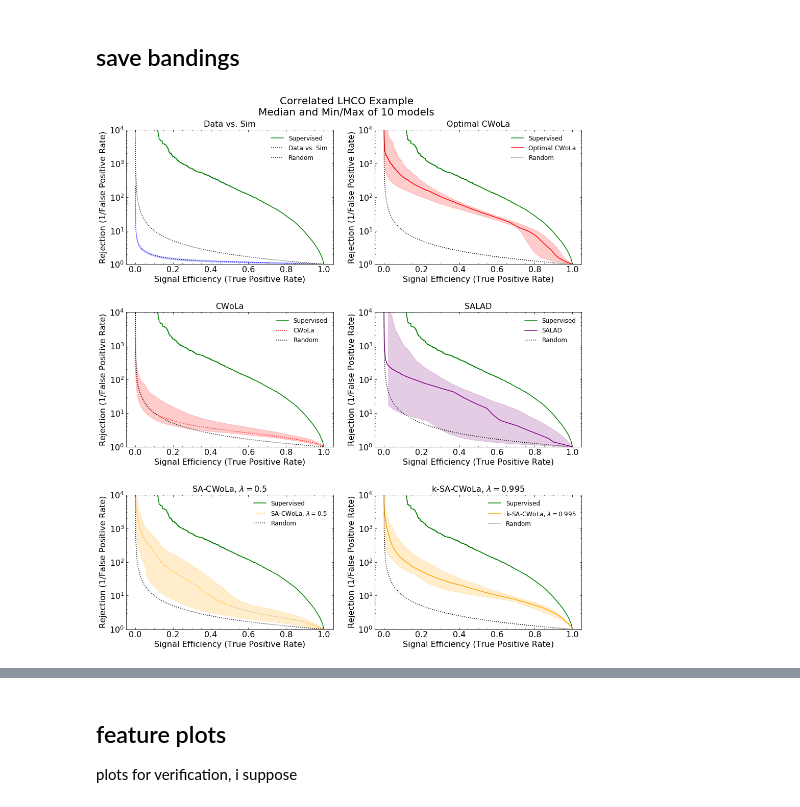
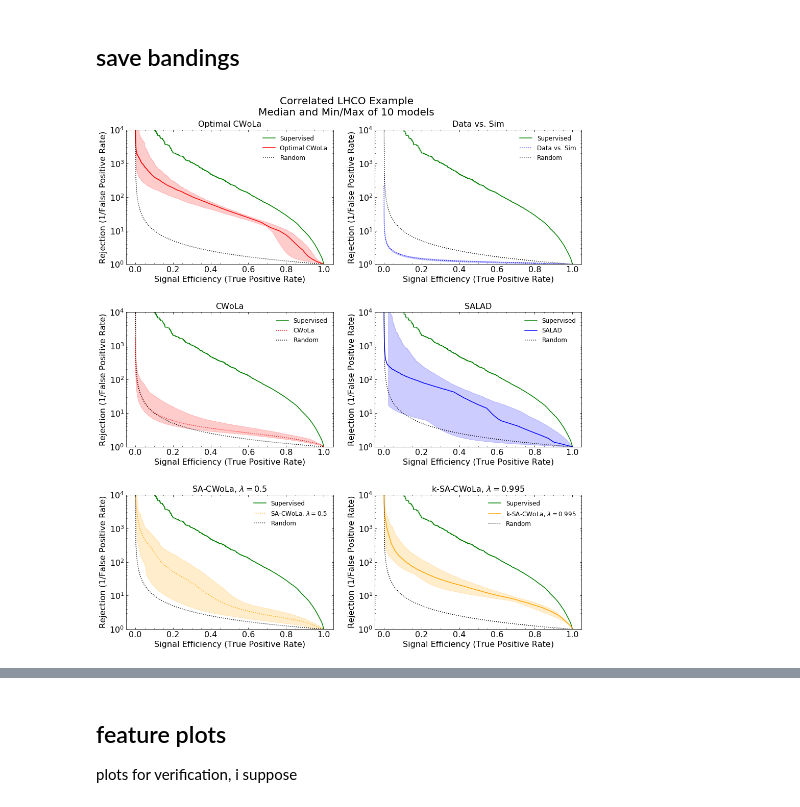
Before and after one commit to bnachman/DCTRHunting, a Jupyter notebook: CWoLaSimulationAssistedDecorrelationCorrelated.ipynb, the cells around one changed output, grey strips where cells are left out. Cells and saved outputs as stored; diff of their text form; code cells hidden in the pictures.

```diff
--- a/CWoLaSimulationAssistedDecorrelationCorrelated.ipynb
+++ b/CWoLaSimulationAssistedDecorrelationCorrelated.ipynb
@@ -801,8 +845,8 @@ plt.savefig('plots/lhco/combined_corr.png', pdf=False, bbox_inches='tight')
 # %%
 import pickle
 
-LOAD = False
-SAVE = True
+LOAD = True
+SAVE = False
 
 band_path = 'plots/lhco/bands_corr.pkl'
 
@@ -812,14 +856,14 @@ if LOAD:
         tpr_pts = np.linspace(0, 1, 10000)
 
         dvsim_med, ocwola_med, cwola_med, SALAD_med, sacwola_med, ksacwola_med = [x[1] for x in bands.values()]
-
+        bands['SALAD'][-1]['color'] = 'blue'
 else:
-    bands = {'dvsim': (dvsim_max, dvsim_med, dvsim_min, {'label':'Data vs. Sim', 'color':'blue', 'ls':':'}),
-             'ocwola': (ocwola_max, ocwola_med, ocwola_min, {'label':'Optimal CWoLa', 'color':'red'}),
-             'cwola': (cwola_max, cwola_med, cwola_min, {'label':'CWoLa', 'color':'red', 'ls':':'}),
-            'SALAD': (SALAD_max, SALAD_med, SALAD_min, {'label':'SALAD', 'color':'purple'}),
-            'sacwola': (sacwola_max, sacwola_med, sacwola_min, {'label':"SA-CWoLa, $\lambda = {}$".format(mylambda), 'color':'orange', 'ls':':'}),
-            'ksacwola': (ksacwola_max, ksacwola_med, ksacwola_min, {'label':"k-SA-CWoLa, $\lambda = {}$".format(myklambda), 'color':'orange'})
+    bands = {'ocwola': (ocwola_max, ocwola_med, ocwola_min, ocwola_mean, ocwola_std, {'label':'Optimal CWoLa', 'color':'red'}),
+             'dvsim': (dvsim_max, dvsim_med, dvsim_min, dvsim_mean, dvsim_std, {'label':'Data vs. Sim', 'color':'blue', 'ls':':'}),
+             'cwola': (cwola_max, cwola_med, cwola_min, cwola_mean, cwola_std, {'label':'CWoLa', 'color':'red', 'ls':':'}),
+            'SALAD': (SALAD_max, SALAD_med, SALAD_min, SALAD_mean, SALAD_std, {'label':'SALAD', 'color':'blue'}),
+            'sacwola': (sacwola_max, sacwola_med, sacwola_min, sacwola_mean, sacwola_std, {'label':"SA-CWoLa, $\lambda = {}$".format(mylambda), 'color':'orange', 'ls':':'}),
+            'ksacwola': (ksacwola_max, ksacwola_med, ksacwola_min, ksacwola_mean, ksacwola_std, {'label':"k-SA-CWoLa, $\lambda = {}$".format(myklambda), 'color':'orange'})
 
             }
 if SAVE:
@@ -849,32 +893,32 @@ for i, key in enumerate(bands):
     plt.xticks(fontsize=16)
     plt.yticks(fontsize=16)
 
     plt.yscale("log")
     plt.ylim([1,1e4])
 
-    line_max, line_med, line_min, line_mean, line_std, opt = bands[key]
+    line_max, line_med, line_min,  opt = bands[key]
 
     plt.plot(tpr_sup,1./fpr_sup,label="Supervised",color='green')
 #     plt.plot(tpr_sup1d,1./fpr_sup1d,label="Supervised ($x_1$ only)",color='green',ls=":",linewidth=5)
 
     if STD:
         plt.plot(tpr_pts, line_mean, **opt)
         plt.fill_between(tpr_pts, line_mean - line_std, line_mean + line_std, color=opt['color'], alpha=0.2)
     else:
         plt.plot(tpr_pts, line_med, **opt)
         plt.fill_between(tpr_pts, line_max, line_min, color=opt['color'], alpha=0.2)
 
     plt.plot(tpr_sup,1./tpr_sup,color="black",ls=":",label="Random")
 
     plt.xlabel(r'Signal Efficiency (True Positive Rate)',fontsize=16)
     plt.ylabel(r"Rejection (1/False Positive Rate)",fontsize=16)
     plt.legend(frameon=False,fontsize=12,loc="upper right")
 
     plt.title(opt['label'], fontsize=16)
 #  + ', '.join(column_labels)
 fig.suptitle("Correlated LHCO Example\nMedian and Min/Max of {} models".format(n_injections),fontsize=20,y=.93)
 
 plt.savefig('plots/lhco/separate_corr.png', bbox_inches='tight', padinches=0)
 plt.savefig('plots/lhco/separate_corr.pdf', bbox_inches='tight', padinches=0)
 # %% [output]
-[figure, old version]
+[figure, new version]
```
Also changed, not shown: parts of 4 cells of this notebook, 9 other files.
